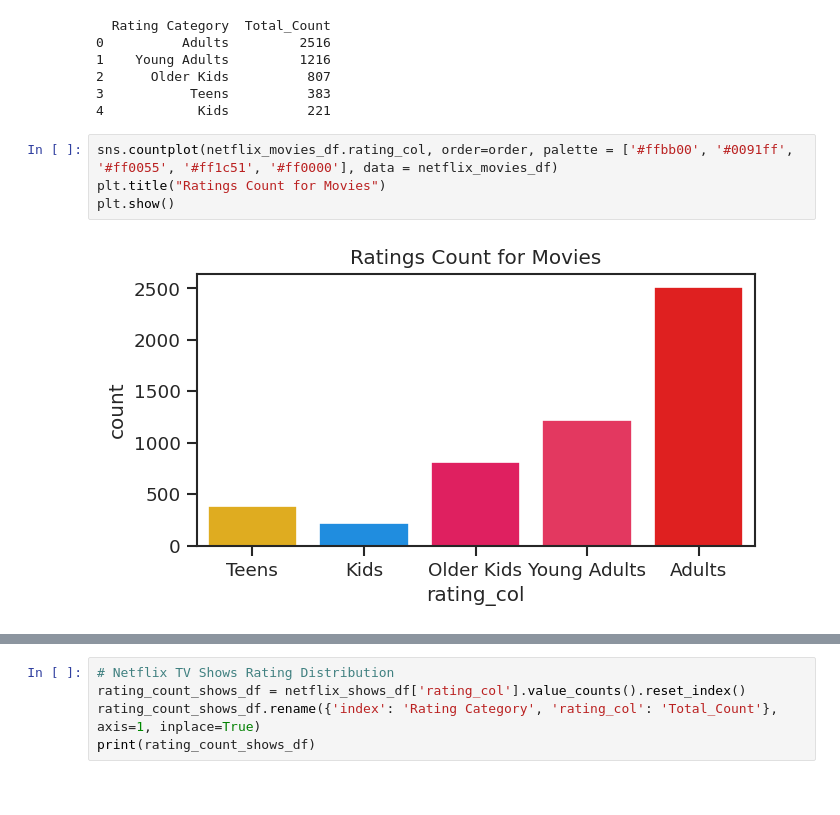
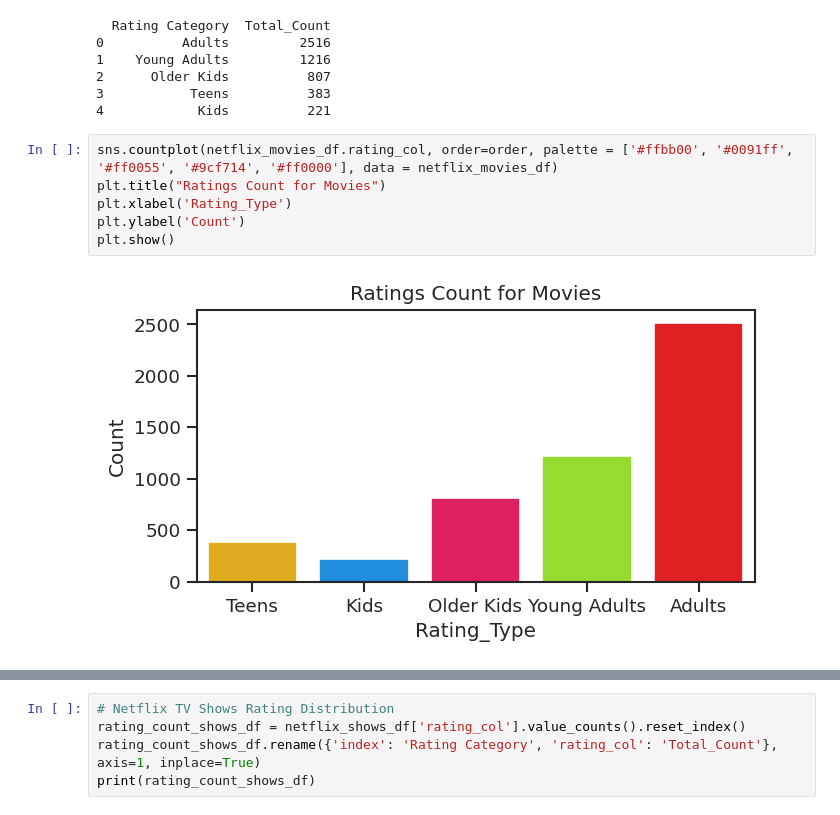
Before and after one commit to Saurabhf/Netflix_Movies_And_TV_Shows_Clustering, a Jupyter notebook: NETFLIX_MOVIES_AND_TV_SHOWS_CLUSTERING.ipynb, the cells around one changed output, grey strips where cells are left out. Saved outputs shown, nothing was run; the diff lists cells and outputs as text.

```diff
--- a/NETFLIX_MOVIES_AND_TV_SHOWS_CLUSTERING.ipynb
+++ b/NETFLIX_MOVIES_AND_TV_SHOWS_CLUSTERING.ipynb
@@ -320,8 +363,10 @@ print(rating_count_movies_df)
 3           Teens          383
 4            Kids          221
 # %%
-sns.countplot(netflix_movies_df.rating_col, order=order, palette = ['#ffbb00', '#0091ff', '#ff0055', '#ff1c51', '#ff0000'], data = netflix_movies_df)
+sns.countplot(netflix_movies_df.rating_col, order=order, palette = ['#ffbb00', '#0091ff', '#ff0055', '#9cf714', '#ff0000'], data = netflix_movies_df)
 plt.title("Ratings Count for Movies")
+plt.xlabel('Rating_Type')
+plt.ylabel('Count')
 plt.show()
 # %% [output]
-[figure, old version]
+[figure, new version]
```
Also changed, not shown: parts of 21 cells of this notebook.
